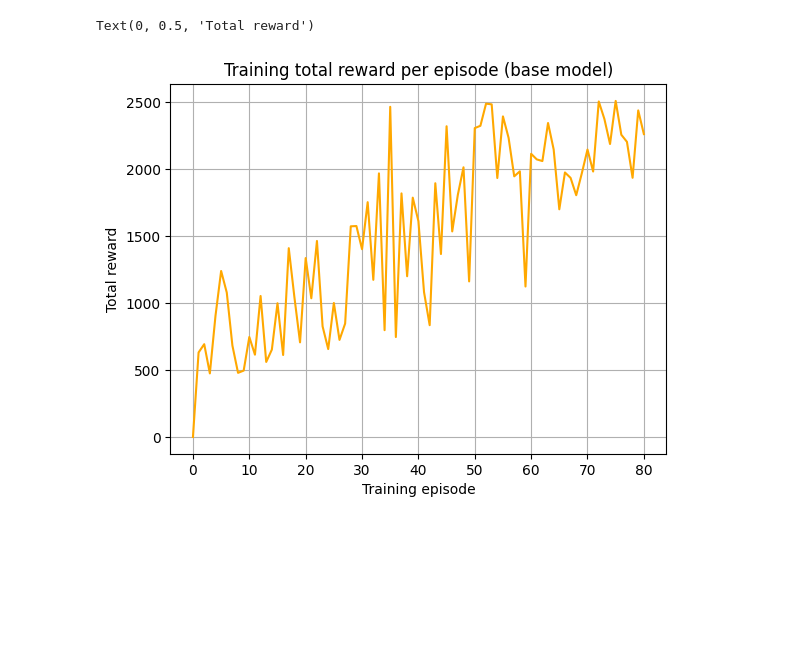
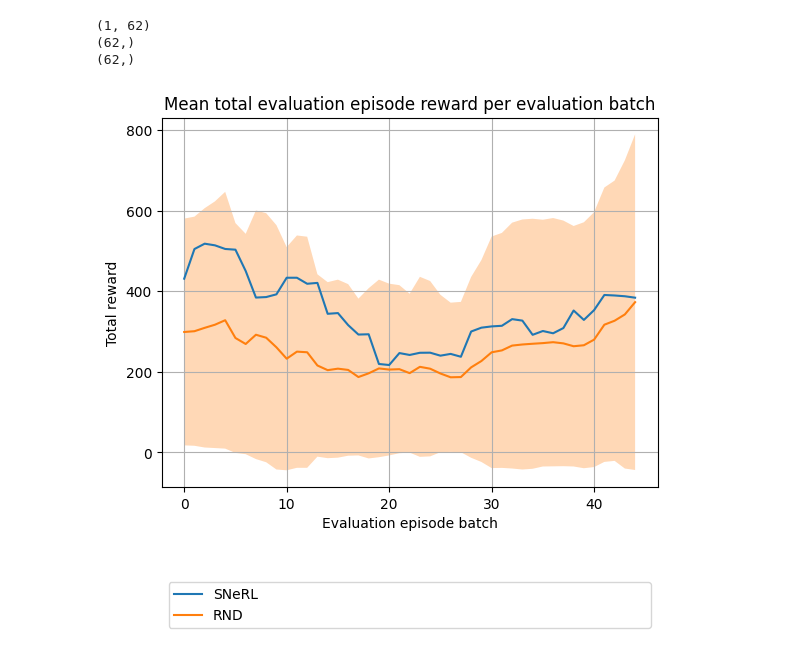
Before and after one commit to KutayDemiray/CS559, a Jupyter notebook: snerl/results.ipynb, the cells around one changed output. Drawn from its saved outputs; the diff is of its cells as text; code cells hidden in the pictures; blank space fills up the shorter version.

```diff
--- a/snerl/results.ipynb
+++ b/snerl/results.ipynb
@@ -72,11 +444,59 @@ Text(0, 0.5, 'Total reward')
-# %%
-train_rewards = [log["episode_reward"] for log in train_log.values()]
-
-plt.plot(train_rewards, color=color)
-plt.grid()
-plt.title("Training total reward per episode (base model)")
-plt.xlabel("Training episode")
-plt.ylabel("Total reward")
-# %% [output]
-Text(0, 0.5, 'Total reward')
-[figure, removed]
+# %%
+fig, ax = plt.subplots()
+snerls = []
+for i in snerl_indices:
+    eval_log = eval_logs[i]
+    eval_rewards = [log["mean_episode_reward"] for log in list(eval_log.values())]
+    snerls.append(eval_rewards)
+
+rnds = []
+for i in rnd_indices:
+    eval_log = eval_logs[i]
+    eval_rewards = [log["mean_episode_reward"] for log in list(eval_log.values())]
+    rnds.append(eval_rewards)
+
+snerls = np.stack(snerls)
+rnds = np.stack(rnds)
+print(snerls.shape)
+
+snerl_std = snerls.std(axis=0)
+rnd_std = rnds.std(axis=0)
+print(snerl_std.shape)
+
+snerls = np.mean(snerls, axis=0)
+rnds = np.mean(rnds, axis=0)
+print(snerls.shape)
+
+snerl_error_lower = snerls - snerl_std
+snerl_error_upper = snerls + snerl_std
+rnd_error_lower = rnds - rnd_std
+rnd_error_upper = rnds + rnd_std
+
+snerls = np.convolve(snerls, np.ones(window_len)/window_len, mode='valid')
+rnds = np.convolve(rnds, np.ones(window_len)/window_len, mode='valid')
+snerl_error_lower = np.convolve(snerl_error_lower, np.ones(window_len)/window_len, mode='valid')
+snerl_error_upper = np.convolve(snerl_error_upper, np.ones(window_len)/window_len, mode='valid')
+rnd_error_lower = np.convolve(rnd_error_lower, np.ones(window_len)/window_len, mode='valid')
+rnd_error_upper = np.convolve(rnd_error_upper, np.ones(window_len)/window_len, mode='valid')
+
+
+
+snerl1 = ax.plot(snerls)
+snerl2 = ax.fill_between(range(len(snerl_error_lower)), snerl_error_lower, snerl_error_upper, alpha=0.3, label="_nolegend_")
+rnd1 = ax.plot(rnds)
+rnd2 = ax.fill_between(range(len(rnd_error_lower)), rnd_error_lower, rnd_error_upper, alpha=0.3, label="_nolegend_")
+
+ax.grid()
+ax.set_title("Mean total evaluation episode reward per evaluation batch")
+ax.legend(["SNeRL", "RND"], loc="lower left", mode="expand", bbox_to_anchor = (0, -0.4, 1, 0.2))
+ax.set_xlabel("Evaluation episode batch")
+ax.set_ylabel("Total reward")
+#ax.set_ylim((0, 500))
+#plt.xlim((750, 840))
+
+plt.show()
+# %% [output]
+(1, 62)
+(62,)
+(62,)
+[figure, added]
```
Also changed, not shown: parts of 17 cells of this notebook, 9 other files.
